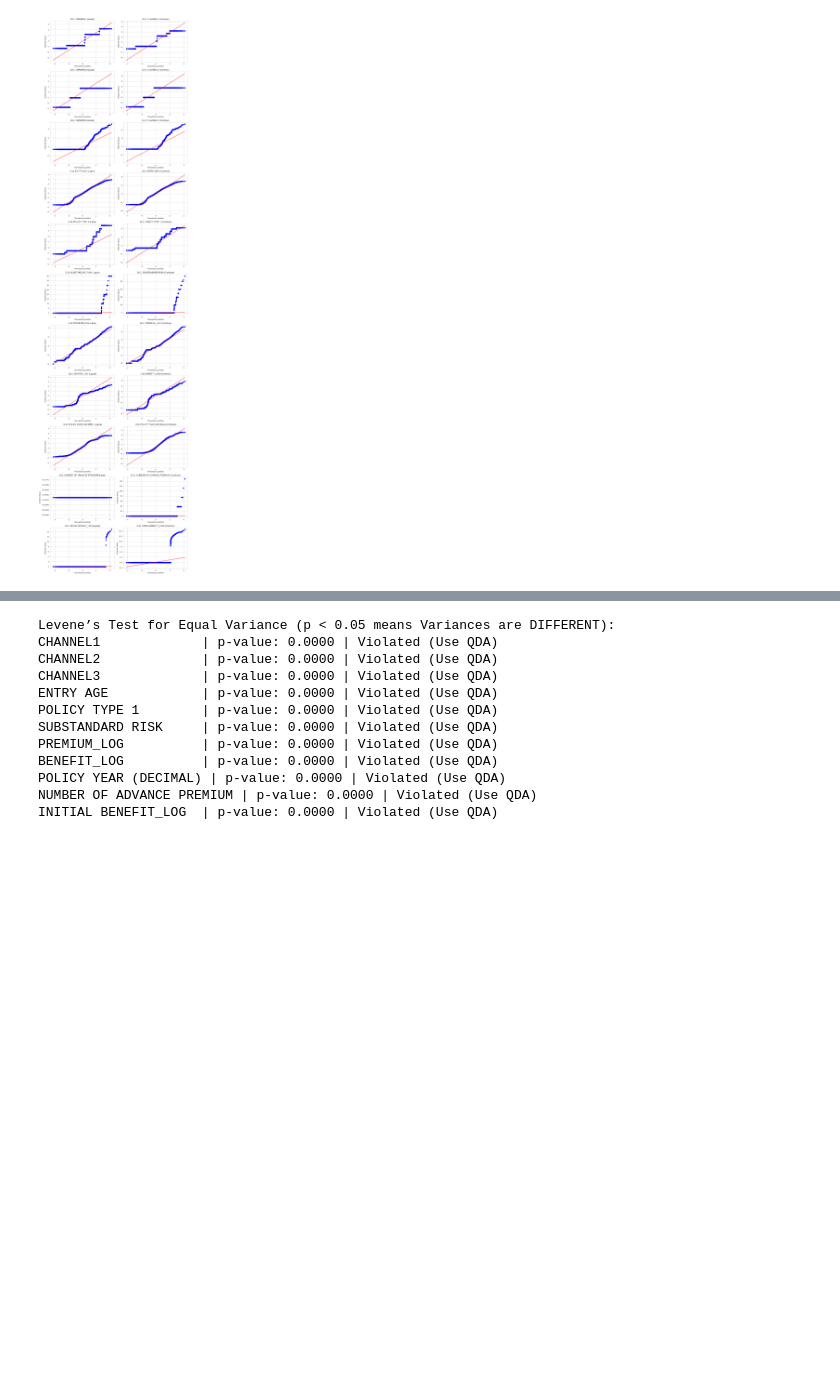
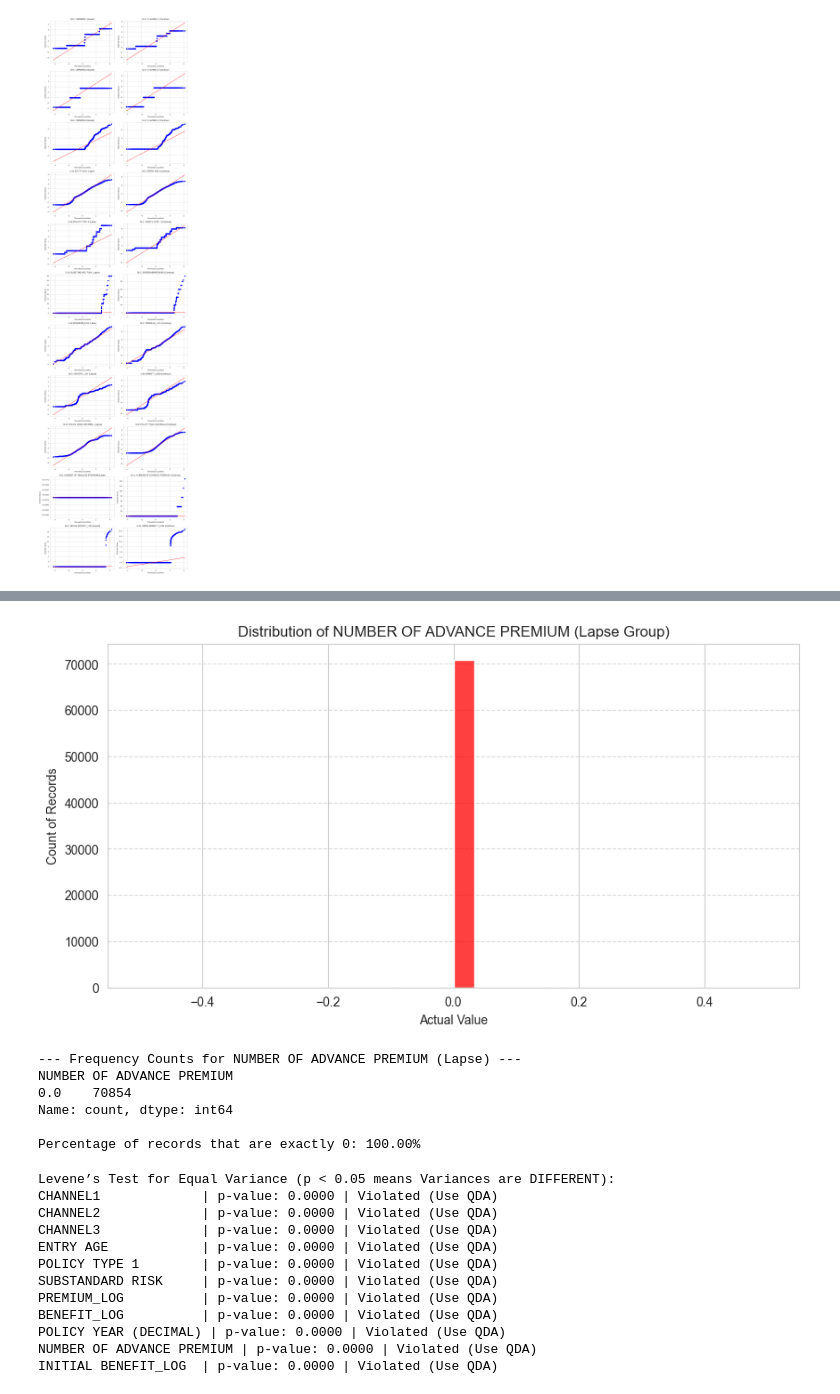
Before and after one commit to henrytansunway/insurance-lapse, a Jupyter notebook: 0. data_analysis_march_11.ipynb, the cells around one changed output, grey strips where cells are left out. Saved outputs shown, nothing was run; the diff lists cells and outputs as text; code cells hidden in the pictures; blank space fills up the shorter version.

```diff
--- a/0. data_analysis_march_11.ipynb
+++ b/0. data_analysis_march_11.ipynb
@@ -1437,3 +1569,37 @@ Via the normality assumption check above, we can clearly see that some of the fe
+# %%
+# 1. Extract the data for the Lapse category
+# We'll use the unscaled X_train for easier interpretation of the actual numbers
+feature_name = 'NUMBER OF ADVANCE PREMIUM'
+lapse_series = X_train[y_train == 0][feature_name]
+
+# 2. Create the visualization
+plt.figure(figsize=(10, 5))
+
+# Plotting a Histogram
+sns.histplot(lapse_series, kde=False, color='red', bins=30)
+
+plt.title(f'Distribution of {feature_name} (Lapse Group)')
+plt.xlabel('Actual Value')
+plt.ylabel('Count of Records')
+plt.grid(axis='y', linestyle='--', alpha=0.7)
+
+plt.show()
+
+# 3. Print the unique value counts to confirm the "Flat Line" theory
+print(f"--- Frequency Counts for {feature_name} (Lapse) ---")
+print(lapse_series.value_counts())
+
+# 4. Check the percentage of zeros
+zeros_pct = (lapse_series == 0).mean() * 100
+print(f"\nPercentage of records that are exactly 0: {zeros_pct:.2f}%")
+# %% [output]
+[figure, added]
+--- Frequency Counts for NUMBER OF ADVANCE PREMIUM (Lapse) ---
+NUMBER OF ADVANCE PREMIUM
+0.0    70854
+Name: count, dtype: int64
+
+Percentage of records that are exactly 0: 100.00%
 # %%
 # Checking homoskedasticity
 
```
Also changed, not shown: parts of 12 cells of this notebook.
